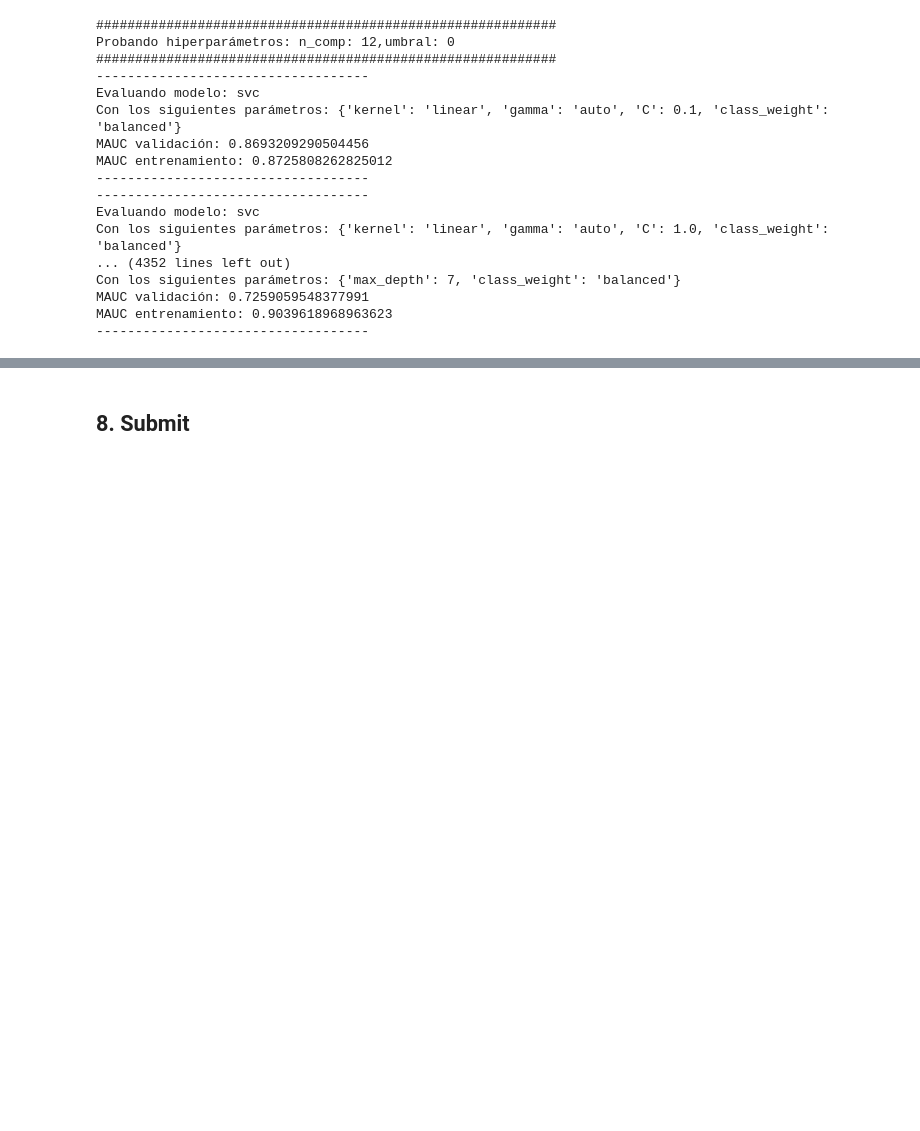
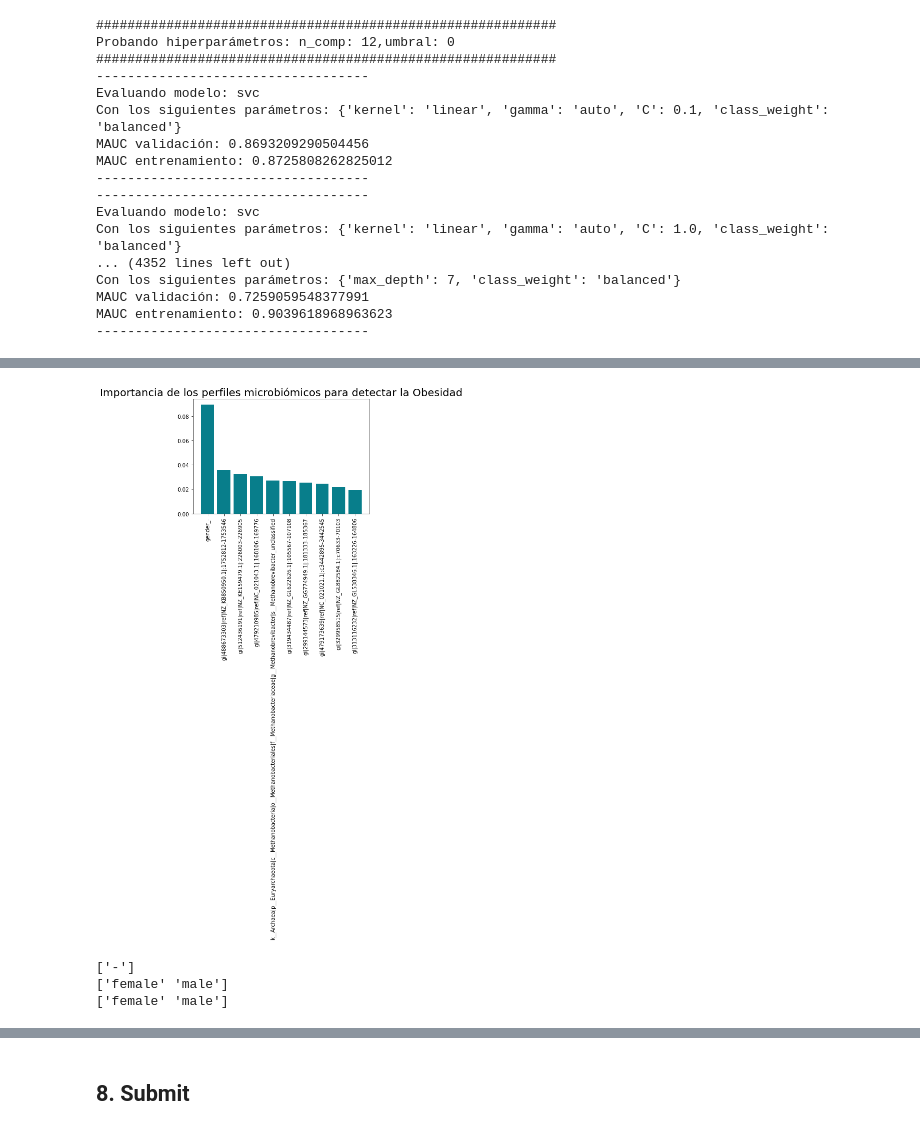
Before and after one commit to diegoquezadac/omicron, a Jupyter notebook: taller-3/taller-3.ipynb, the cells around one changed output, grey strips where cells are left out. Saved outputs shown, nothing was run; the diff lists cells and outputs as text; code cells hidden in the pictures; blank space fills up the shorter version.

```diff
--- a/taller-3/taller-3.ipynb
+++ b/taller-3/taller-3.ipynb
@@ -386,0 +378,16 @@ MAUC entrenamiento: 0.9039618968963623
+# %%
+normalizer_fi = get_normalizer(X_train_pp)
+X_train_norm_fi = normalizer_fi.transform(X_train_pp)
+X_test_norm_fi = normalizer_fi.transform(X_test_pp)
+# %%
+model = XGBClassifier(use_label_encoder=False)
+model.fit(X_train_norm_fi, Y_train["Cirrhosis"])
+importances = pd.DataFrame(data={
+    'Attribute': X_train_pp.columns,
+    'Importance': model.feature_importances_
+})
+importances = importances.sort_values(by='Importance', ascending=False)
+plt.bar(x=importances[0:10]['Attribute'], height=importances[0:10]['Importance'], color='#087E8B')
+plt.title('Importancia de los perfiles microbiómicos para detectar la Cirrosis ', size=20)
+plt.xticks(rotation='vertical')
+plt.show()
@@ -386,0 +396,13 @@ MAUC entrenamiento: 0.9039618968963623
+# %%
+model = XGBClassifier(use_label_encoder=False)
+model.fit(X_train_norm_fi, Y_train["Obesity"])
+importances = pd.DataFrame(data={
+    'Attribute': X_train_pp.columns,
+    'Importance': model.feature_importances_
+})
+importances = importances.sort_values(by='Importance', ascending=False)
+plt.bar(x=importances[0:10]['Attribute'], height=importances[0:10]['Importance'], color='#087E8B')
+plt.title('Importancia de los perfiles microbiómicos para detectar la Obesidad', size=20)
+plt.xticks(rotation='vertical')
+plt.show()
+# %% [output]
@@ -386,0 +410,9 @@ MAUC entrenamiento: 0.9039618968963623
+[figure, added]
+# %%
+print(train_abundance[(train_abundance["Obesity"]==1.0)].gender.unique())
+print(train_abundance[(train_abundance["Cirrhosis"]==1.0)].gender.unique())
+print(train_abundance[(train_abundance["Diabetes"]==1.0)].gender.unique())
+# %% [output]
+['-']
+['female' 'male']
+['female' 'male']
```
Also changed, not shown: parts of 20 cells of this notebook, 1 other file.
